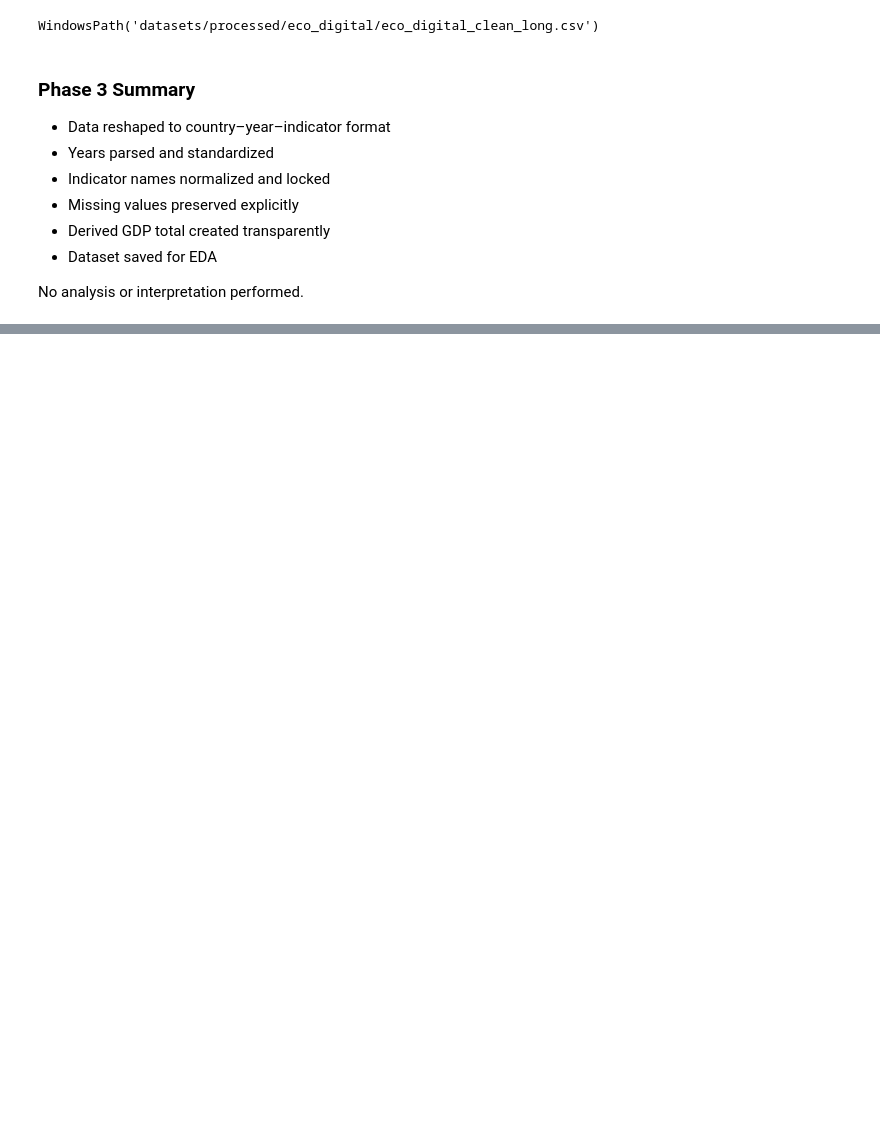
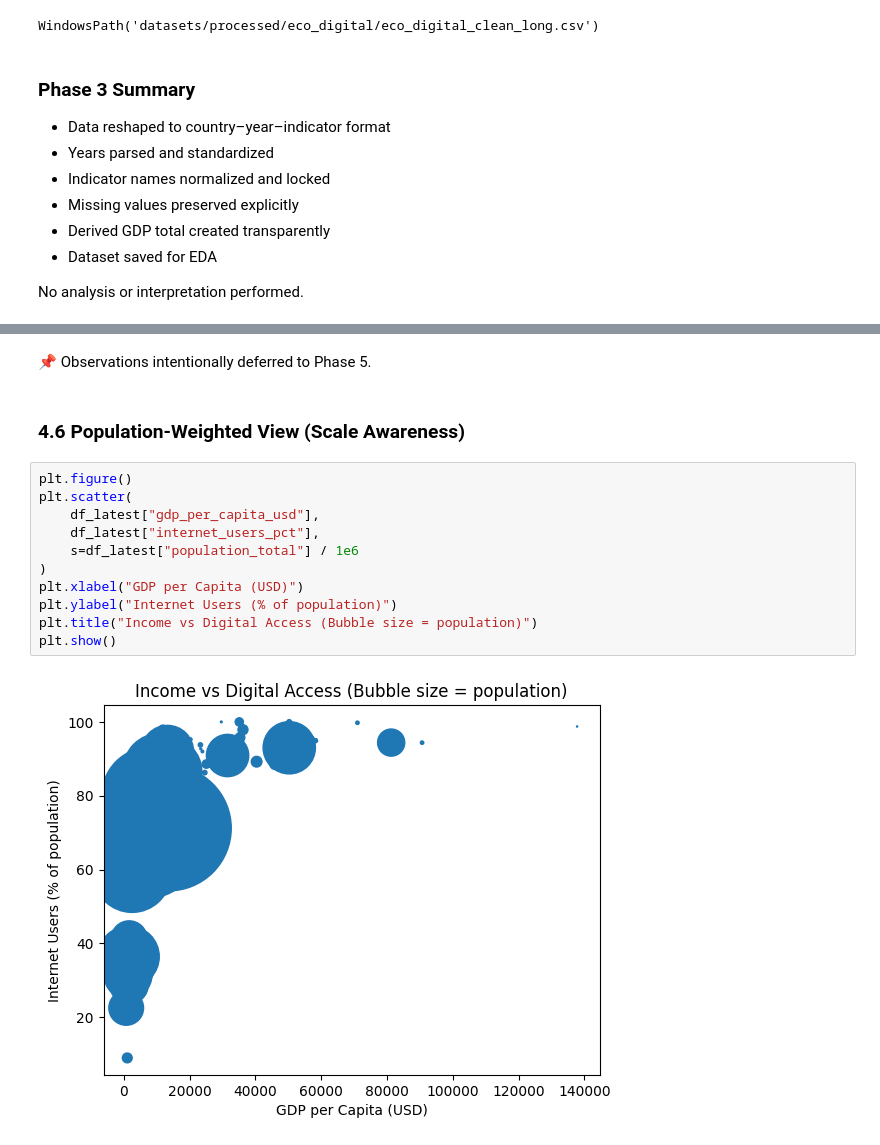
Before and after one commit to Comrade-1729/EDA_MLOPS-Portfolio, a Jupyter notebook: notebooks/03_economic_digital_divide_eda.ipynb, the cells around one changed output, grey strips where cells are left out. Saved outputs shown, nothing was run; the diff lists cells and outputs as text; blank space fills up the shorter version.

```diff
--- a/notebooks/03_economic_digital_divide_eda.ipynb
+++ b/notebooks/03_economic_digital_divide_eda.ipynb
@@ -496,0 +607,17 @@ No analysis or interpretation performed.
+# %% [markdown]
+📌 Observations intentionally deferred to Phase 5.
+# %% [markdown]
+### 4.6 Population-Weighted View (Scale Awareness)
+# %%
+plt.figure()
+plt.scatter(
+    df_latest["gdp_per_capita_usd"],
+    df_latest["internet_users_pct"],
+    s=df_latest["population_total"] / 1e6
+)
+plt.xlabel("GDP per Capita (USD)")
+plt.ylabel("Internet Users (% of population)")
+plt.title("Income vs Digital Access (Bubble size = population)")
+plt.show()
+# %% [output]
+[figure, added]
```
Also changed, not shown: parts of 62 cells of this notebook.
